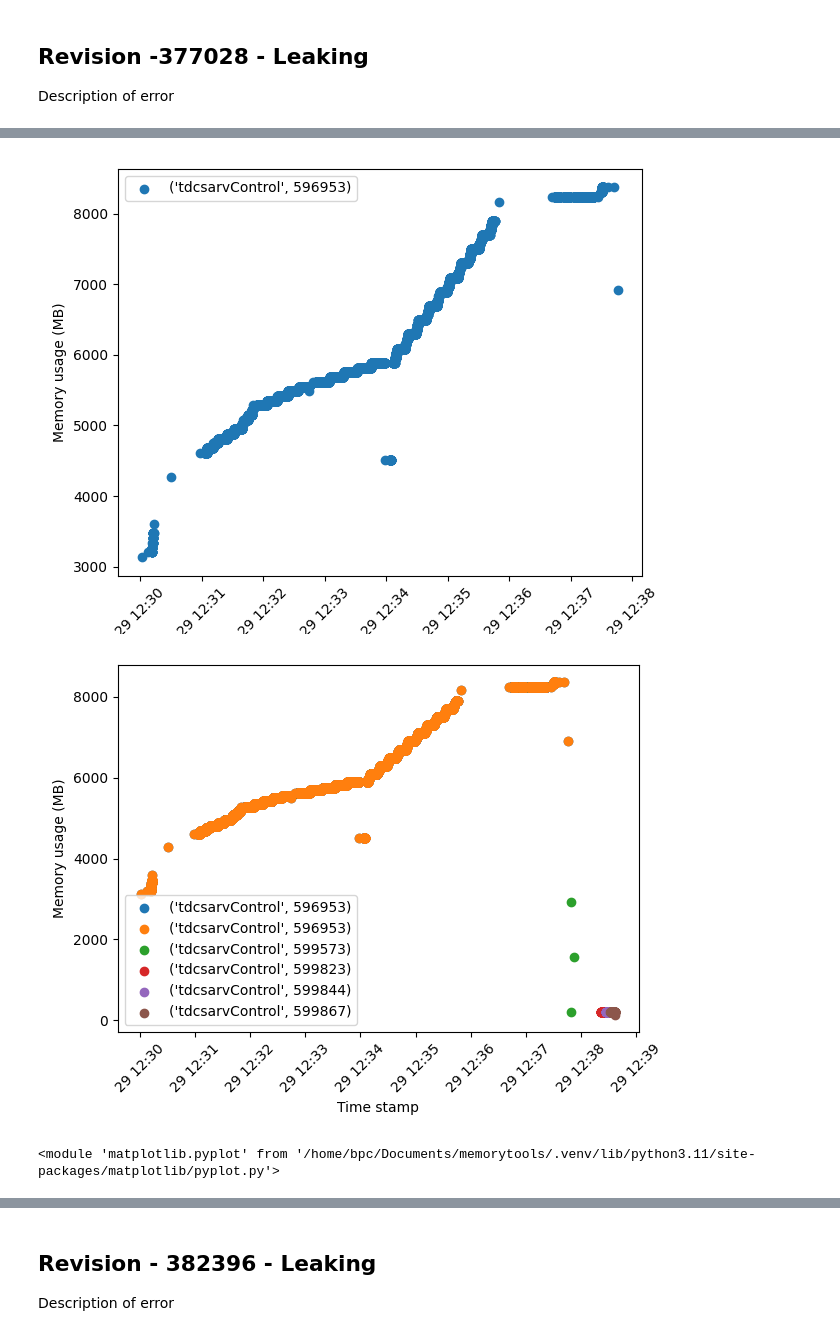
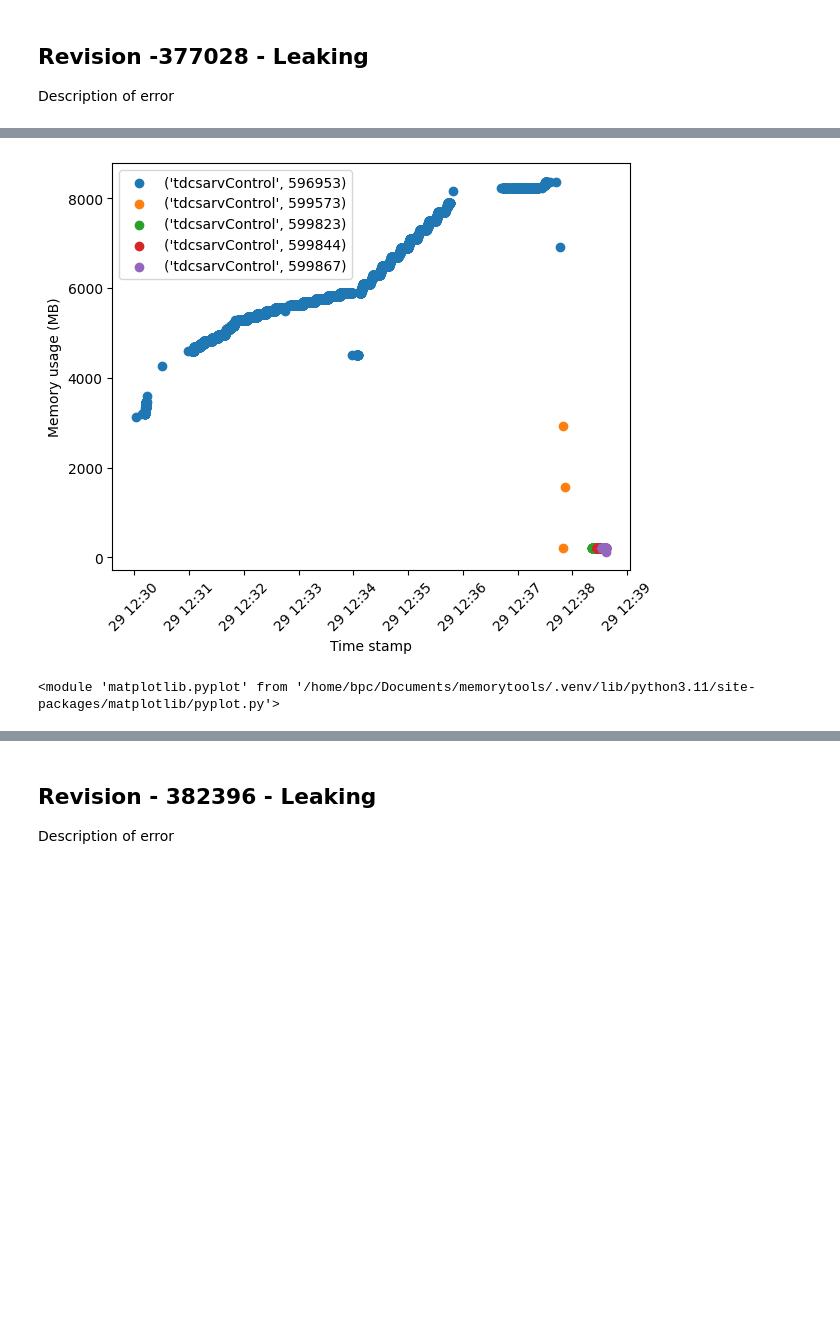
Before and after one commit to BenjaminCarpenter480/memorytools, a Jupyter notebook: Hyperparameters.ipynb, the cells around one changed output, grey strips where cells are left out. Saved outputs shown, nothing was run; the diff lists cells and outputs as text; code cells hidden in the pictures; blank space fills up the shorter version.

Commit message:
Update debug plotting to be neater for use in testing

```diff
--- a/Hyperparameters.ipynb
+++ b/Hyperparameters.ipynb
@@ -247,8 +244,8 @@ Abnormal memory usage detected in process: tdcsarvControlwith pid 596953
 # %%
 plt.cla()
-tdcsarv_377208.plot_data_to_screen([596953])
+# %matplotlib widget
+# tdcsarv_377208.plot_data_to_screen([596953])
 tdcsarv_377208.plot_data_to_screen(names=["tdcsarvControl"])
 # %% [output]
-[figure, old version]
+[figure, new version]
-[figure, removed]
 <module 'matplotlib.pyplot' from '/home/bpc/Documents/memorytools/.venv/lib/python3.11/site-packages/matplotlib/pyplot.py'>
```
Also changed, not shown: parts of 26 cells of this notebook, 2 other files.
